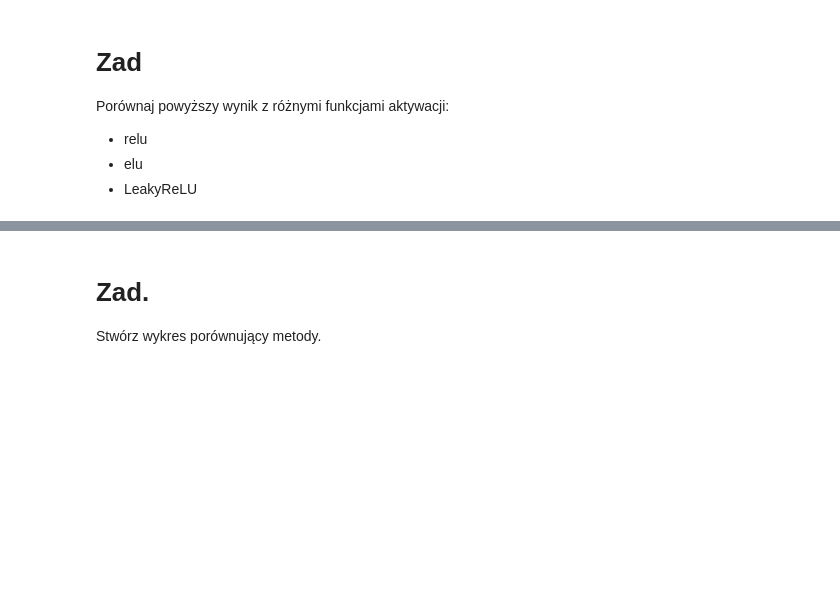
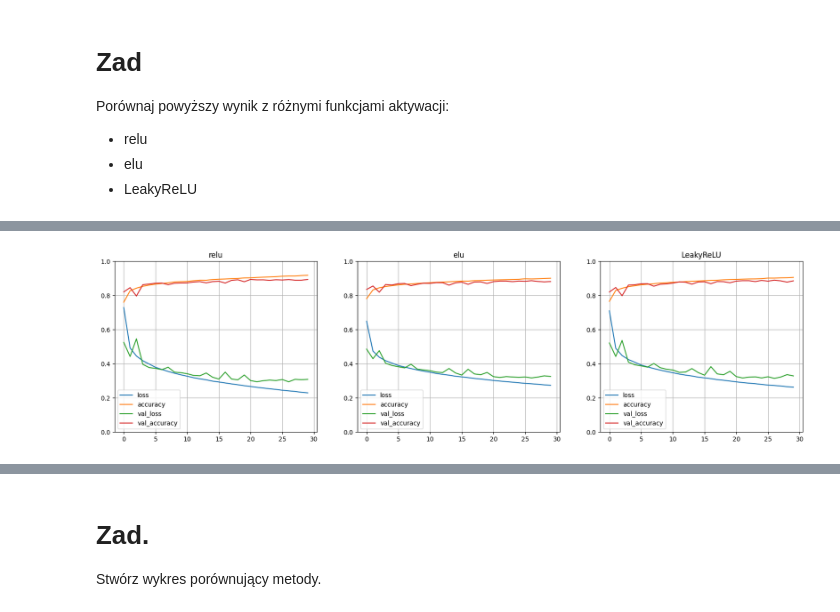
Before and after one commit to KrystianJachna/AI, a Jupyter notebook: cw10/AD_Z10_L_FashionMINT_activation_function.ipynb, the cells around one changed output, grey strips where cells are left out. Saved outputs shown, nothing was run; the diff lists cells and outputs as text; code cells hidden in the pictures; blank space fills up the shorter version.

```diff
--- a/cw10/AD_Z10_L_FashionMINT_activation_function.ipynb
+++ b/cw10/AD_Z10_L_FashionMINT_activation_function.ipynb
@@ -76,10 +74,10 @@ np.random.seed(42)
 tf.random.set_seed(42)
 
 model = keras.models.Sequential([
-    keras.layers.Flatten(input_shape=[28, 28]),
-    keras.layers.Dense(300, activation="relu"),
-    keras.layers.Dense(100, activation="relu"),
-    keras.layers.Dense(10, activation="softmax")
+    Flatten(input_shape=[28, 28]),
+    Dense(300, activation="relu"),
+    Dense(100, activation="relu"),
+    Dense(10, activation="softmax")
 ])
 
 model.summary()
@@ -238,3 +237,22 @@ Porównaj powyższy wynik  z różnymi funkcjami aktywacji:
 * relu
 * elu
 * LeakyReLU
+# %%
+activation_functions = ["relu", "elu", "LeakyReLU"]
+# %%
+models_history = []
+
+for activation in activation_functions:
+    model = Sequential([
+        Flatten(input_shape=[28, 28]),
+        Dense(300, activation=activation),
+        Dense(100, activation=activation),
+        Dense(10, activation="softmax")
+    ])
+    model.compile(loss="sparse_categorical_crossentropy",
+                  optimizer="sgd",
+                  metrics=["accuracy"])
+    history = model.fit(X_train, y_train, epochs=30,
+                        validation_data=(X_valid, y_valid))
+    models_history.append((model, history))
+    print(f'finished {activation}')
@@ -240,0 +277,11 @@ Porównaj powyższy wynik  z różnymi funkcjami aktywacji:
+# %%
+fig, axs = plt.subplots(1, 3, figsize=(20, 5))
+
+for i, (model, history) in enumerate(models_history):
+    pd.DataFrame(history.history).plot(ax=axs[i])
+    axs[i].set_title(activation_functions[i])
+    axs[i].set_ylim(0, 1)
+    axs[i].grid(True)
+    axs[i].legend()
+# %% [output]
+[figure, added]
```
Also changed, not shown: parts of 14 cells of this notebook, 1 other file.
